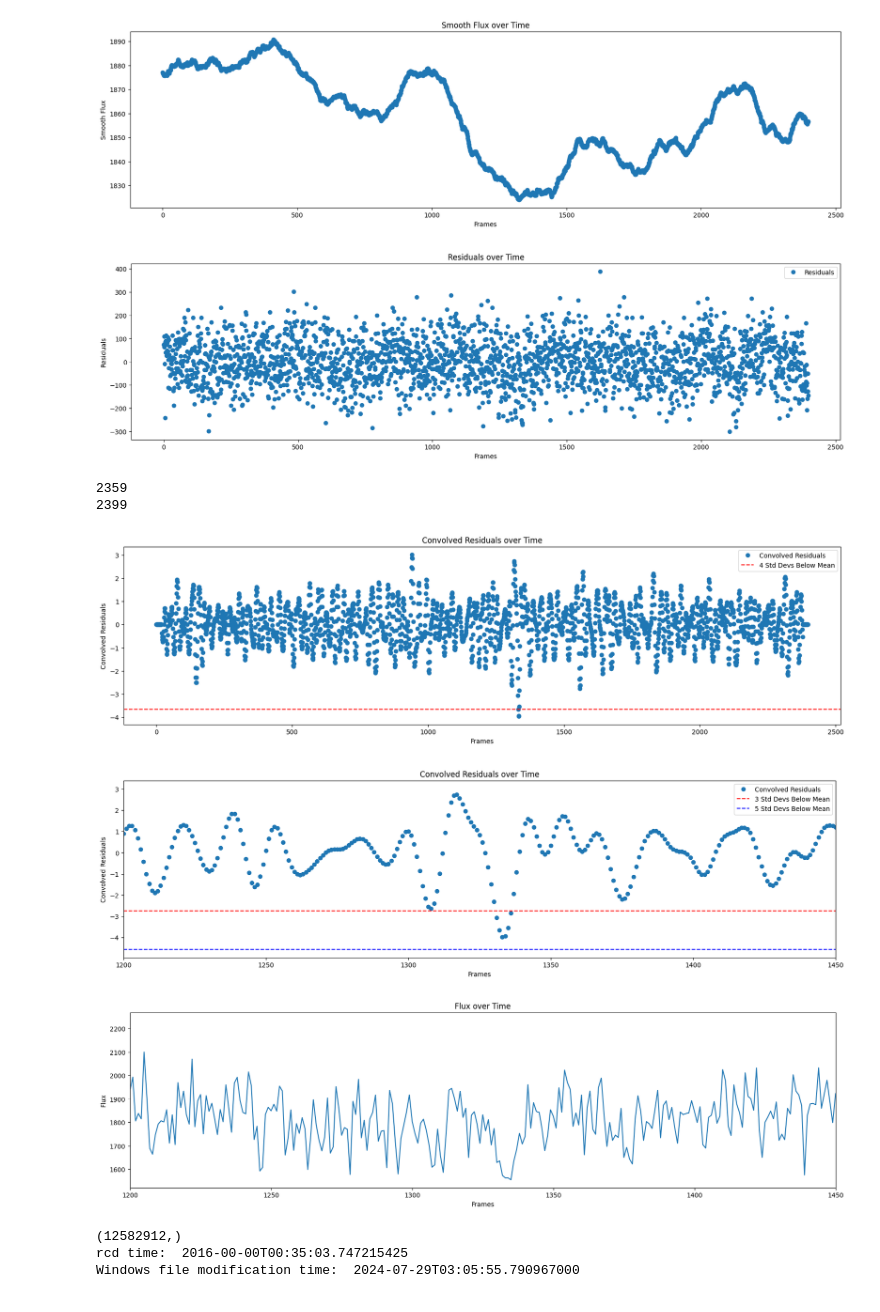
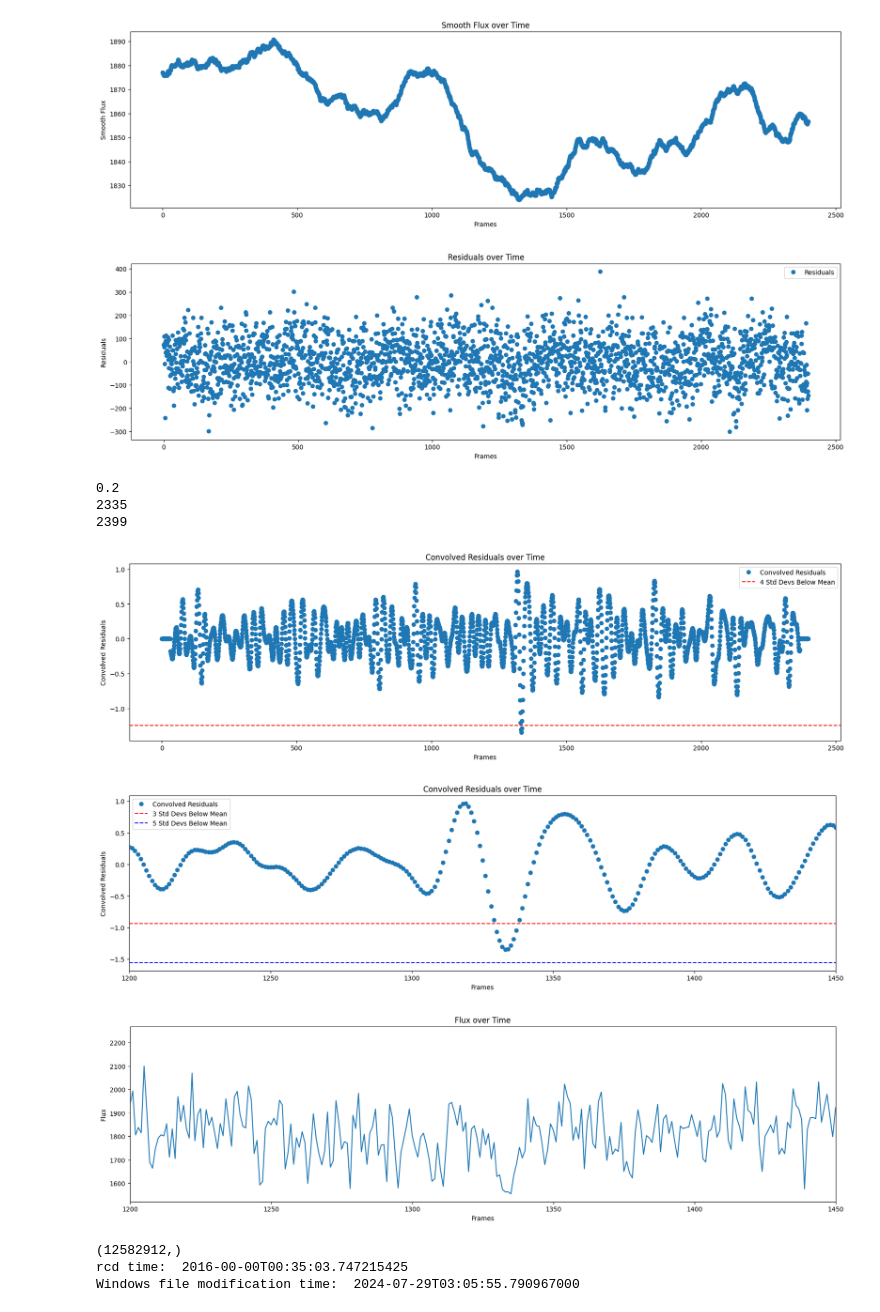
Before and after one commit to ColibriKBO/ColibriPipeline, a Jupyter notebook: testing.ipynb, the cells around one changed output. Saved outputs shown, nothing was run; the diff lists cells and outputs as text; code cells hidden in the pictures.

```diff
--- a/testing.ipynb
+++ b/testing.ipynb
@@ -52,7 +52,9 @@ from astropy.convolution import RickerWavelet1DKernel
 
 
 exposure_time = 0.025    # exposure length in seconds
-expected_length = 5*exposure_time   # related to the characteristic scale length, length of signal to boost in convolution, may need tweaking/optimizing
+expected_length = 8*exposure_time   # related to the characteristic scale length, length of signal to boost in convolution, may need tweaking/optimizing
+print(round(expected_length, 3))
+# expected_length = 0.15
 
 kernel_frames = int(round(expected_length / exposure_time))   # width of kernel
 ricker_kernel = RickerWavelet1DKernel(kernel_frames)          # generate kernel
@@ -88,36 +90,37 @@ plt.show()
 fig = plt.figure(figsize=(20, 5))
 plt.plot(frames, conv_padded, 'o', label='Convolved Residuals')
 plt.xlabel('Frames')
 plt.ylabel('Convolved Residuals')
 plt.title('Convolved Residuals over Time')
 
 # plot a horizontal line at 3 std devs below the mean of the convolved residuals
 plt.axhline(mean_conv - 3*std_conv, color='red', linestyle='--', label='3 Std Devs Below Mean')
 plt.axhline(mean_conv - 5*std_conv, color='blue', linestyle='--', label='5 Std Devs Below Mean')
 
 plt.legend()
 plt.xlim(1200, 1450)
 plt.show()
 
 
 
 fig = plt.figure(figsize=(20, 5))
 plt.plot(frames, flux)
 plt.xlabel('Frames')
 plt.ylabel('Flux')
 plt.title('Flux over Time')
 plt.xlim(1200, 1450)
 plt.show()
 # %% [output]
 [1.72939035e+09 1.72939035e+09 1.72939035e+09 ... 1.72939041e+09
  1.72939041e+09 1.72939041e+09]
 [figure]
 [figure]
 [figure]
-2359
+0.2
+2335
 2399
-[figure, old version]
+[figure, new version]
-[figure, old version]
+[figure, new version]
 [figure]
 # %%
 import numpy as np
```
